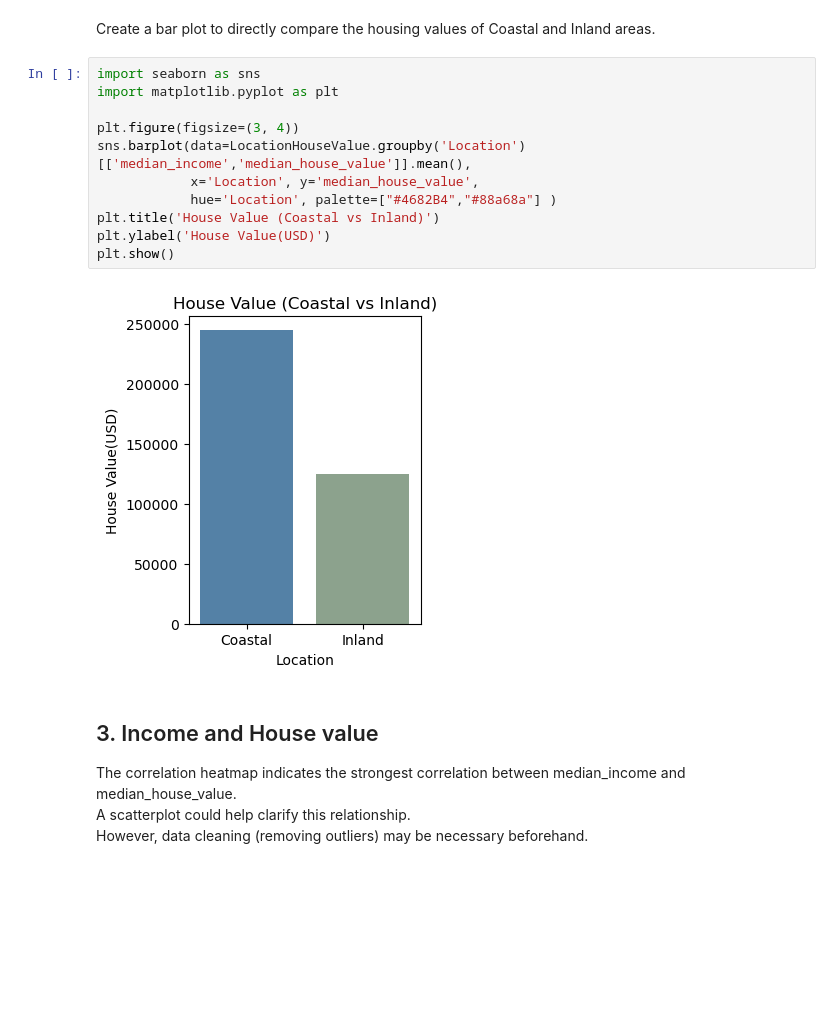
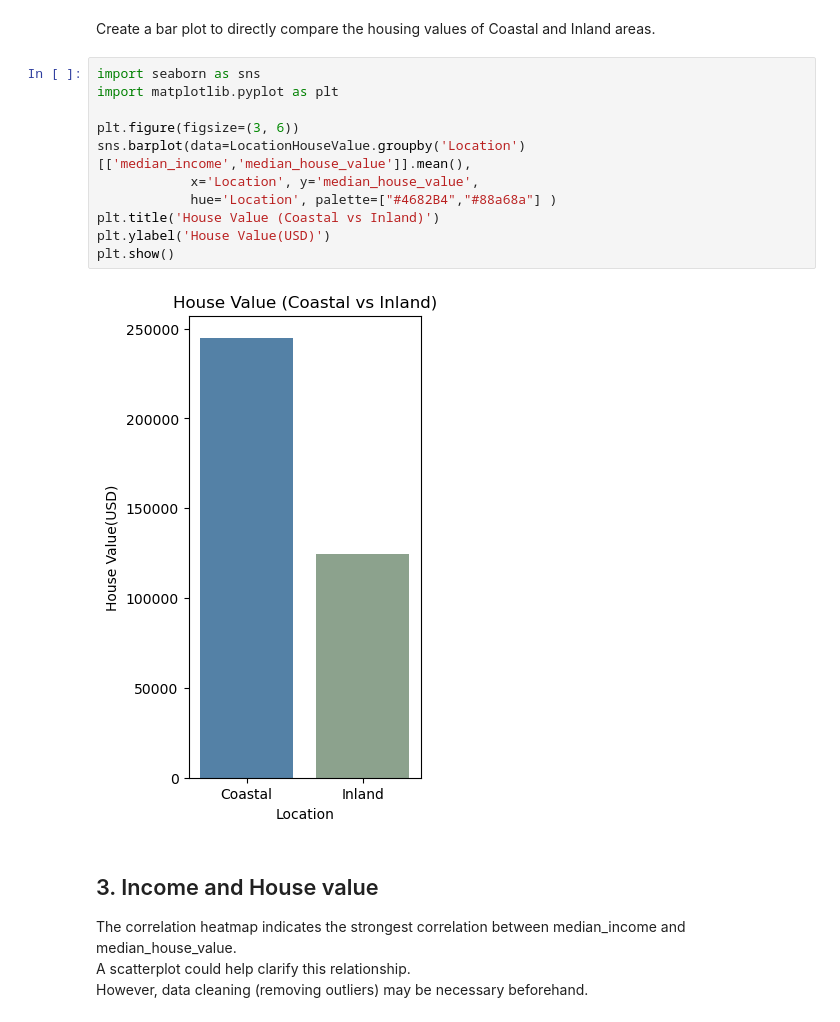
Before and after one commit to TyKang0514/WorkNotes, a Jupyter notebook: caliH/HousePricePred.ipynb, the cells around one changed output. Saved outputs shown, nothing was run; the diff lists cells and outputs as text; blank space fills up the shorter version.

```diff
--- a/caliH/HousePricePred.ipynb
+++ b/caliH/HousePricePred.ipynb
@@ -154,16 +157,16 @@ Create a bar plot to directly compare the housing values of Coastal and Inland a
 # %%
 import seaborn as sns
 import matplotlib.pyplot as plt
 
-plt.figure(figsize=(3, 4))
+plt.figure(figsize=(3, 6))
 sns.barplot(data=LocationHouseValue.groupby('Location')[['median_income','median_house_value']].mean(),
             x='Location', y='median_house_value',
             hue='Location', palette=["#4682B4","#88a68a"] )
 plt.title('House Value (Coastal vs Inland)')
 plt.ylabel('House Value(USD)')
 plt.show()
 # %% [output]
-[figure, old version]
+[figure, new version]
 # %% [markdown]
 ## 3. Income and House value
 
```
Also changed, not shown: parts of 5 cells of this notebook.
